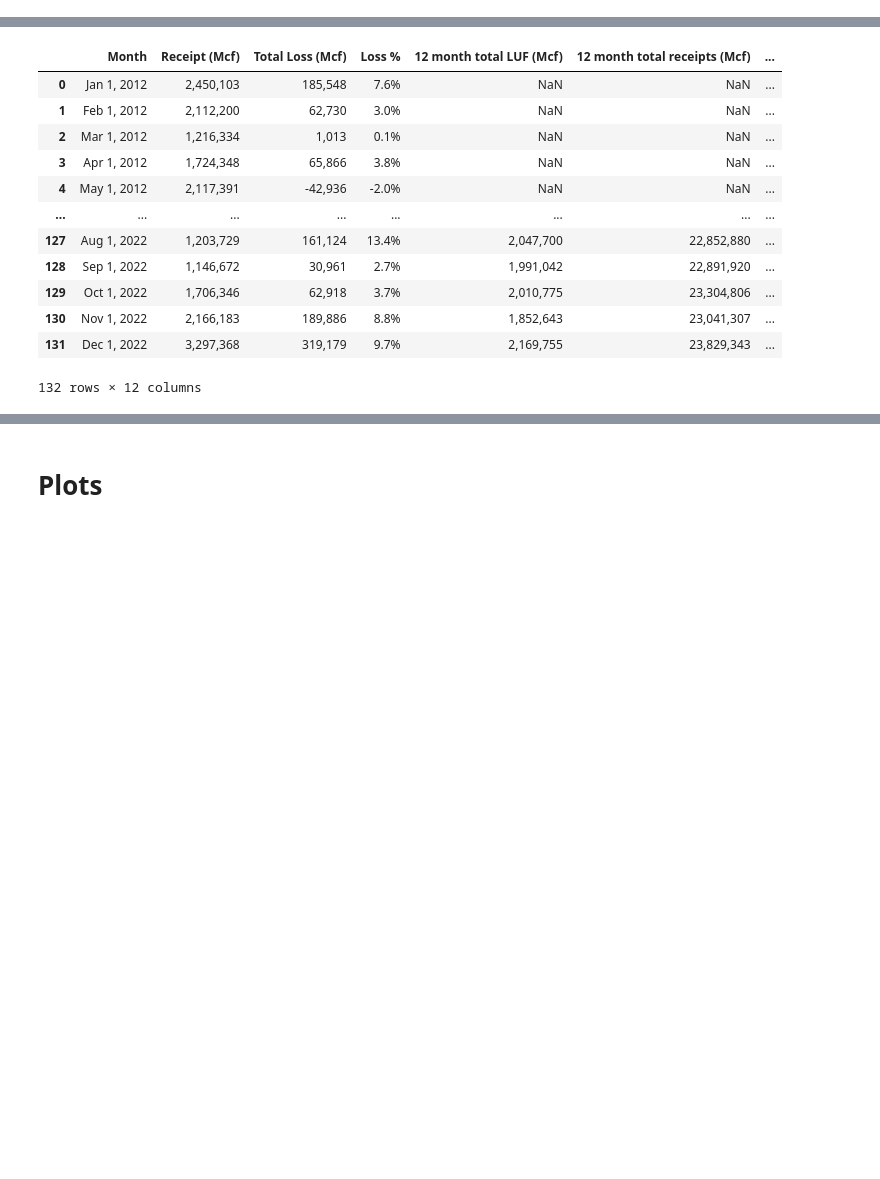
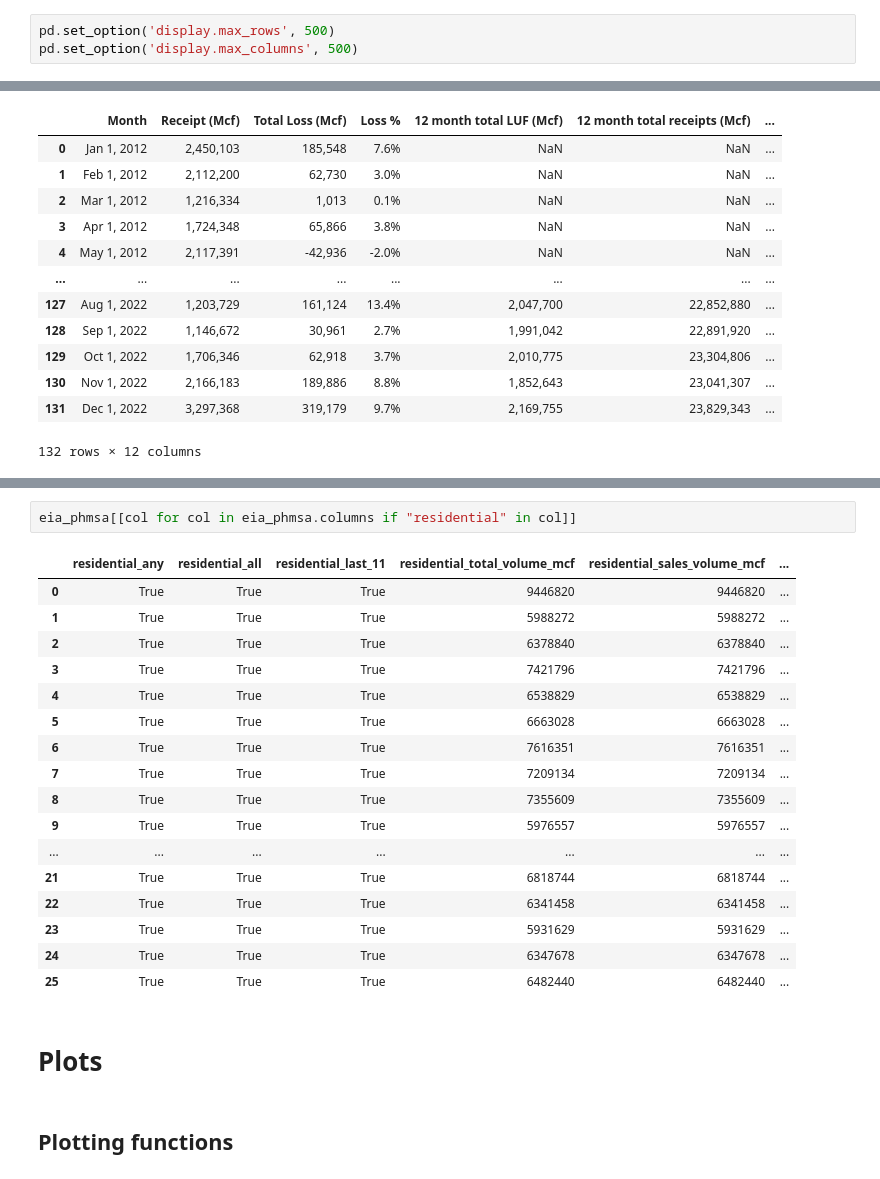
Before and after one commit to electrify-RVA/electrify-rva.github.io, a Jupyter notebook: data-analysis/pipelines.ipynb, the cells around one changed output, grey strips where cells are left out. Cells and saved outputs as stored; diff of their text form; blank space fills up the shorter version.

```diff
--- a/data-analysis/pipelines.ipynb
+++ b/data-analysis/pipelines.ipynb
@@ -3,5 +3,8 @@ import pandas as pd
 import plotly.express as px
 import plotly.graph_objects as go
 import plotly.io as pio
+# %%
+pd.set_option('display.max_rows', 500)
+pd.set_option('display.max_columns', 500)
 # %% [markdown]
 # Plot settings
@@ -95,5 +105,27 @@ eia_phmsa
 | 24 | VA | 17360 | 2021 | 17611517VA | RICHMOND CITY OF DEPT OF PUB UTIL | True | True | ... |
 | 25 | VA | 17360 | 2022 | 17611517VA | RICHMOND CITY OF DEPT OF PUB UTIL | True | True | ... |
 26 rows × 538 columns
+# %%
+eia_phmsa[[col for col in eia_phmsa.columns if "residential" in col]]
+# %% [output]
+|  | residential_any | residential_all | residential_last_11 | residential_total_volume_mcf | residential_sales_volume_mcf | ... |
+| 0 | True | True | True | 9446820 | 9446820 | ... |
+| 1 | True | True | True | 5988272 | 5988272 | ... |
+| 2 | True | True | True | 6378840 | 6378840 | ... |
+| 3 | True | True | True | 7421796 | 7421796 | ... |
+| 4 | True | True | True | 6538829 | 6538829 | ... |
+| 5 | True | True | True | 6663028 | 6663028 | ... |
+| 6 | True | True | True | 7616351 | 7616351 | ... |
+| 7 | True | True | True | 7209134 | 7209134 | ... |
+| 8 | True | True | True | 7355609 | 7355609 | ... |
+| 9 | True | True | True | 5976557 | 5976557 | ... |
+| ... | ... | ... | ... | ... | ... | ... |
+| 21 | True | True | True | 6818744 | 6818744 | ... |
+| 22 | True | True | True | 6341458 | 6341458 | ... |
+| 23 | True | True | True | 5931629 | 5931629 | ... |
+| 24 | True | True | True | 6347678 | 6347678 | ... |
+| 25 | True | True | True | 6482440 | 6482440 | ... |
 # %% [markdown]
 # Plots
+# %% [markdown]
+## Plotting functions
```
Also changed, not shown: parts of 14 cells of this notebook, 10 other files.
